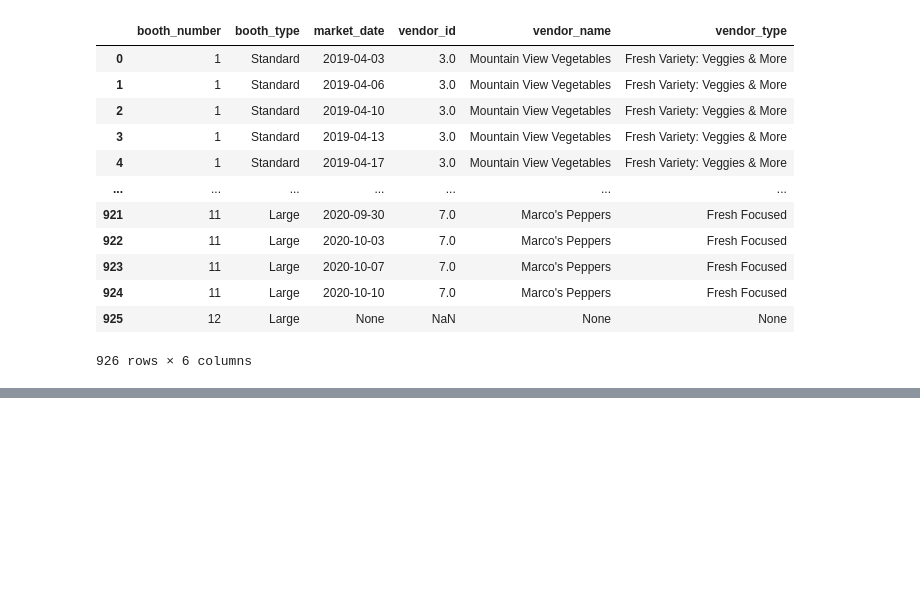
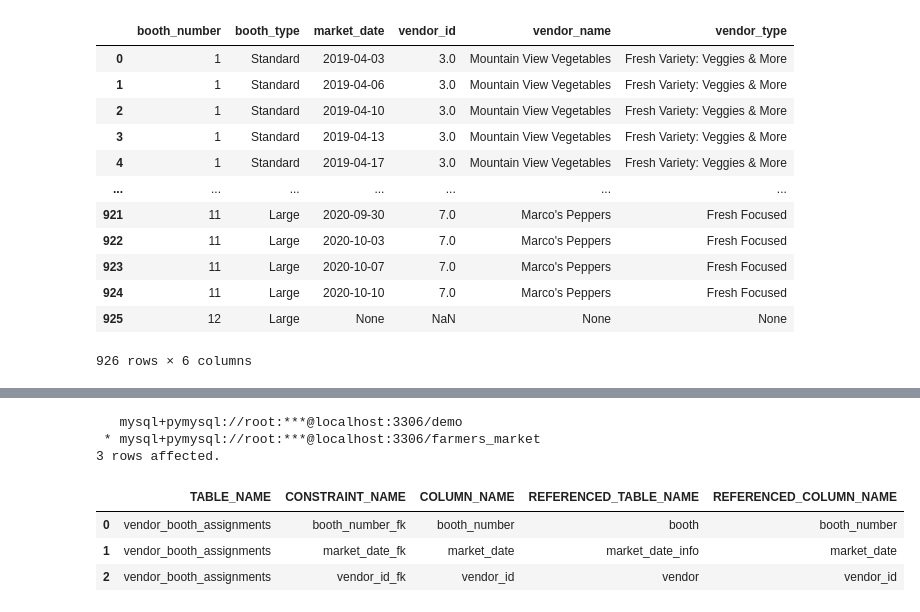
Before and after one commit to KunalNeon/SQL-For-Data-Scientist, a Jupyter notebook: sql.ipynb, the cells around one changed output, grey strips where cells are left out. Cells and saved outputs as stored; diff of their text form; code cells hidden in the pictures; blank space fills up the shorter version.

```diff
--- a/sql.ipynb
+++ b/sql.ipynb
@@ -1049,0 +1088,17 @@ query19='''
+# %%
+query20='''
+ select table_name, constraint_name,column_name,referenced_table_name, referenced_column_name
+ from information_schema.key_column_usage
+ where table_name= 'vendor_booth_assignments'
+ and table_schema= 'farmers_market'
+ and referenced_table_name is not null
+ '''
+%sql $query20
+# %% [output]
+   mysql+pymysql://root:***@localhost:3306/demo
+ * mysql+pymysql://root:***@localhost:3306/farmers_market
+3 rows affected.
+|  | TABLE_NAME | CONSTRAINT_NAME | COLUMN_NAME | REFERENCED_TABLE_NAME | REFERENCED_COLUMN_NAME |
+| 0 | vendor_booth_assignments | booth_number_fk | booth_number | booth | booth_number |
+| 1 | vendor_booth_assignments | market_date_fk | market_date | market_date_info | market_date |
+| 2 | vendor_booth_assignments | vendor_id_fk | vendor_id | vendor | vendor_id |
```
Also changed, not shown: parts of 2 cells of this notebook.
